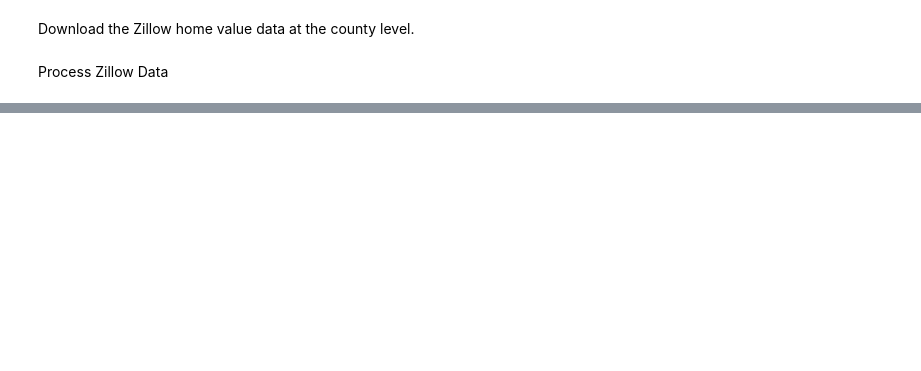
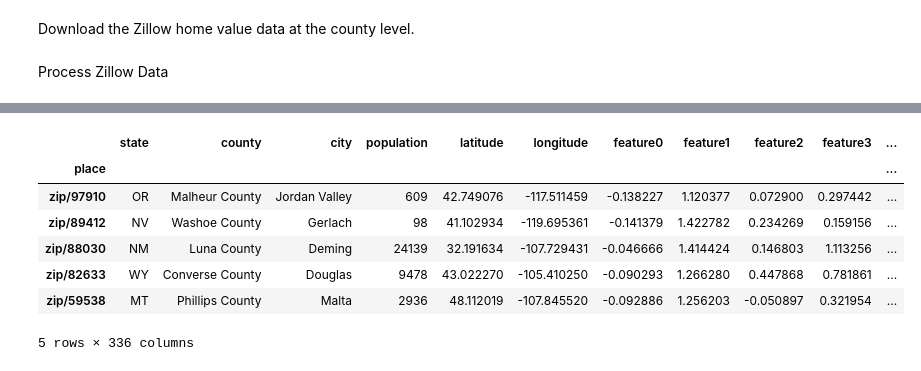
Before and after one commit to harit105/GeoSpatialProjects, a Jupyter notebook: PredictingHomeValuesIn3D/PDFMFEATURES.ipynb, the cells around one changed output, grey strips where cells are left out. Drawn from its saved outputs; the diff is of its cells as text; code cells hidden in the pictures; blank space fills up the shorter version.

```diff
--- a/PredictingHomeValuesIn3D/PDFMFEATURES.ipynb
+++ b/PredictingHomeValuesIn3D/PDFMFEATURES.ipynb
@@ -52,0 +39,12 @@ County GeoJSON file already exists: /Users/haritshah/county.geojson
+# %%
+zipcode_embeddings = pd.read_csv(embeddings_file).set_index("place")
+zipcode_embeddings.head()
+# %% [output]
+|  | state | county | city | population | latitude | longitude | feature0 | feature1 | feature2 | feature3 | ... |
+| place |  |  |  |  |  |  |  |  |  |  | ... |
+| zip/97910 | OR | Malheur County | Jordan Valley | 609 | 42.749076 | -117.511459 | -0.138227 | 1.120377 | 0.072900 | 0.297442 | ... |
+| zip/89412 | NV | Washoe County | Gerlach | 98 | 41.102934 | -119.695361 | -0.141379 | 1.422782 | 0.234269 | 0.159156 | ... |
+| zip/88030 | NM | Luna County | Deming | 24139 | 32.191634 | -107.729431 | -0.046666 | 1.414424 | 0.146803 | 1.113256 | ... |
+| zip/82633 | WY | Converse County | Douglas | 9478 | 43.022270 | -105.410250 | -0.090293 | 1.266280 | 0.447868 | 0.781861 | ... |
+| zip/59538 | MT | Phillips County | Malta | 2936 | 48.112019 | -107.845520 | -0.092886 | 1.256203 | -0.050897 | 0.321954 | ... |
+5 rows × 336 columns
```
Also changed, not shown: parts of 28 cells of this notebook, 1 other file.
